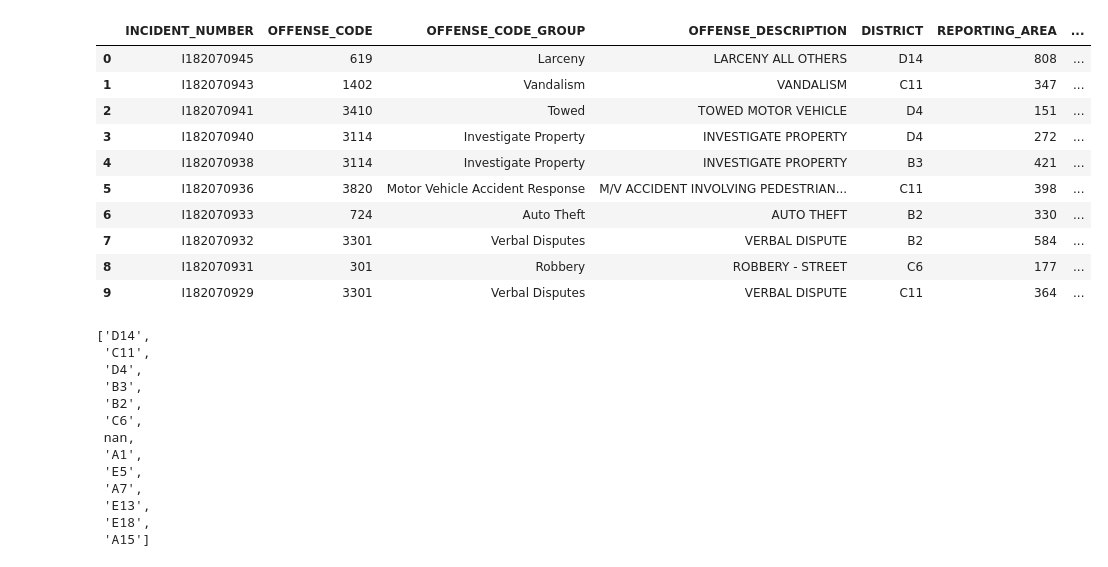
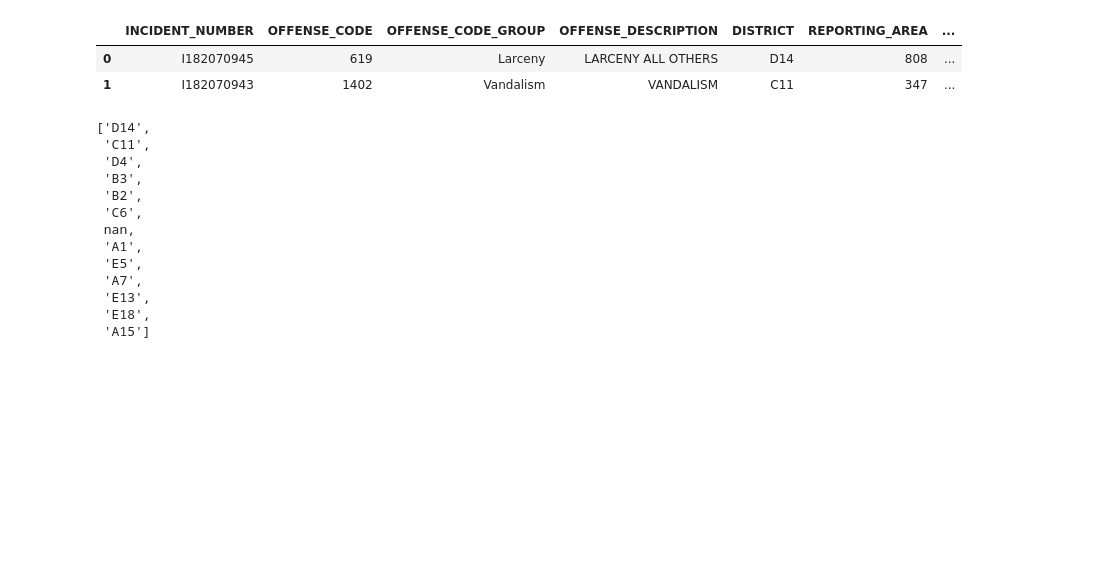
Before and after one commit to gvenkata/Project-2-ETL-Project, a Jupyter notebook: Panda_Combine.ipynb, the cells around one changed output. Drawn from its saved outputs; the diff is of its cells as text; code cells hidden in the pictures; blank space fills up the shorter version.

```diff
--- a/Panda_Combine.ipynb
+++ b/Panda_Combine.ipynb
@@ -1,38 +1,31 @@
 # %%
 # Dependencies and Setup
 %matplotlib inline
 import matplotlib.pyplot as plt
 import pandas as pd
 import numpy as np
 from scipy.stats import sem
 
 # Hide warning messages in notebook
 import warnings
 warnings.filterwarnings('ignore')
 
 # File to Load (Remember to Change These)
 crime_data_to_load = "data/Boston Crime Data.csv"
+zip_data_to_load = "data/Boston Crime Data.csv"
 
 # Read Data
 crime_data = pd.read_csv(crime_data_to_load)
 
 
 # Combine the data into a single dataset
 # data_combine = pd.merge(mouse_data,clinical_data, how='left', on=["Mouse ID", "Mouse ID"])
 # Display the data table for preview
-crime_data.head(10)
+crime_data.head(2)
 # %% [output]
 |  | INCIDENT_NUMBER | OFFENSE_CODE | OFFENSE_CODE_GROUP | OFFENSE_DESCRIPTION | DISTRICT | REPORTING_AREA | ... |
 | 0 | I182070945 | 619 | Larceny | LARCENY ALL OTHERS | D14 | 808 | ... |
 | 1 | I182070943 | 1402 | Vandalism | VANDALISM | C11 | 347 | ... |
-| 2 | I182070941 | 3410 | Towed | TOWED MOTOR VEHICLE | D4 | 151 | ... |
-| 3 | I182070940 | 3114 | Investigate Property | INVESTIGATE PROPERTY | D4 | 272 | ... |
-| 4 | I182070938 | 3114 | Investigate Property | INVESTIGATE PROPERTY | B3 | 421 | ... |
-| 5 | I182070936 | 3820 | Motor Vehicle Accident Response | M/V ACCIDENT INVOLVING PEDESTRIAN... | C11 | 398 | ... |
-| 6 | I182070933 | 724 | Auto Theft | AUTO THEFT | B2 | 330 | ... |
-| 7 | I182070932 | 3301 | Verbal Disputes | VERBAL DISPUTE | B2 | 584 | ... |
-| 8 | I182070931 | 301 | Robbery | ROBBERY - STREET | C6 | 177 | ... |
-| 9 | I182070929 | 3301 | Verbal Disputes | VERBAL DISPUTE | C11 | 364 | ... |
 # %%
 crime_data['DISTRICT'].unique().tolist()
 # %% [output]
```
Also changed, not shown: 2 other files.
